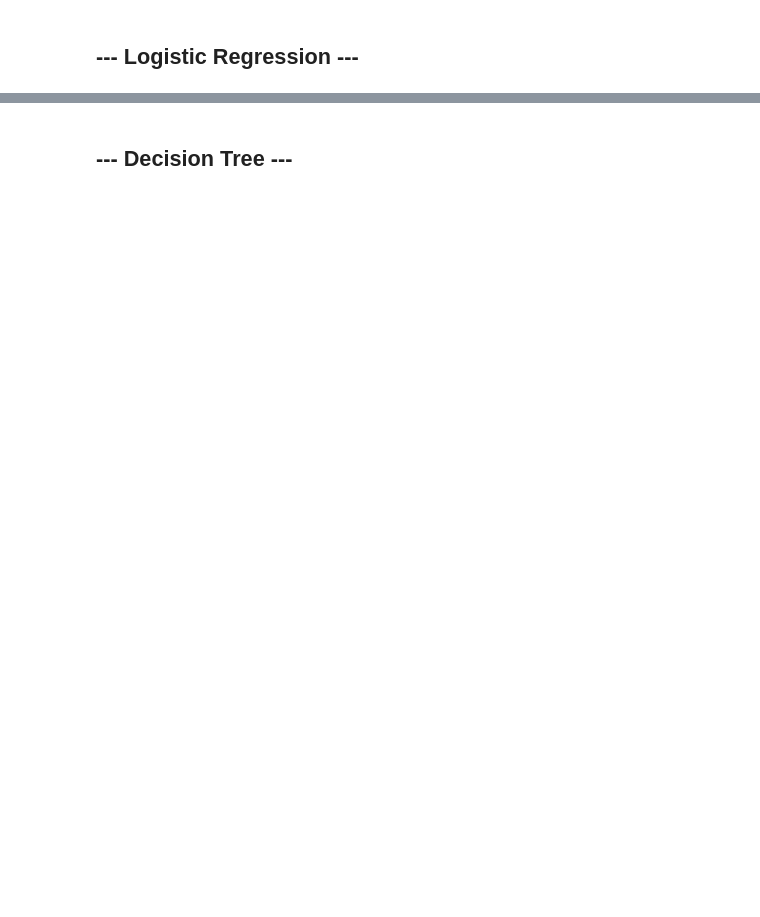
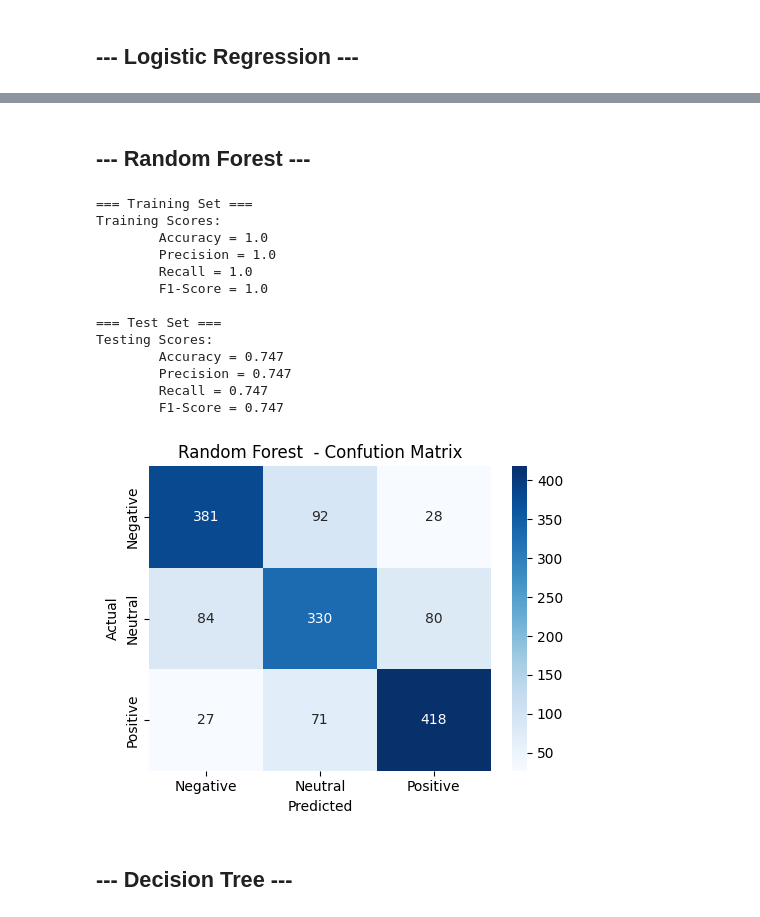
Before and after one commit to isharamaduranga/Dream-Discover-Travel-App__ML__BE, a Jupyter notebook: notebooks/full_model_building_notebook.ipynb, the cells around one changed output, grey strips where cells are left out. Cells and saved outputs as stored; diff of their text form; code cells hidden in the pictures; blank space fills up the shorter version.

```diff
--- a/notebooks/full_model_building_notebook.ipynb
+++ b/notebooks/full_model_building_notebook.ipynb
@@ -278,3 +314,37 @@ Testing Scores:
+# %% [markdown]
+## --- Random Forest ---
+# %%
+# Random Forest
+rf = RandomForestClassifier()
+rf.fit(vectorized_x_train_smote, y_train_smote)
+y_train_pred = rf.predict(vectorized_x_train_smote)
+y_test_pred = rf.predict(vectorized_x_test)
+
+print("\n=== Training Set ===")
+training_scores(y_train_smote, y_train_pred)
+
+print("\n=== Test Set ===")
+validation_scores(y_test, y_test_pred)
+
+print("\n")
+# print(classification_report(y_test, y_test_pred, digits=3))
+
+plot_confusion_matrix_chart(y_test, y_test_pred, 'Random Forest  - Confution Matrix')
+# %% [output]
+=== Training Set ===
+Training Scores:
+        Accuracy = 1.0
+        Precision = 1.0
+        Recall = 1.0
+        F1-Score = 1.0
+
+=== Test Set ===
+Testing Scores:
+        Accuracy = 0.747
+        Precision = 0.747
+        Recall = 0.747
+        F1-Score = 0.747
+[figure, added]
 # %% [markdown]
 ## --- Decision Tree ---
 # %%
```
Also changed, not shown: parts of 20 cells of this notebook, 4 other files.
